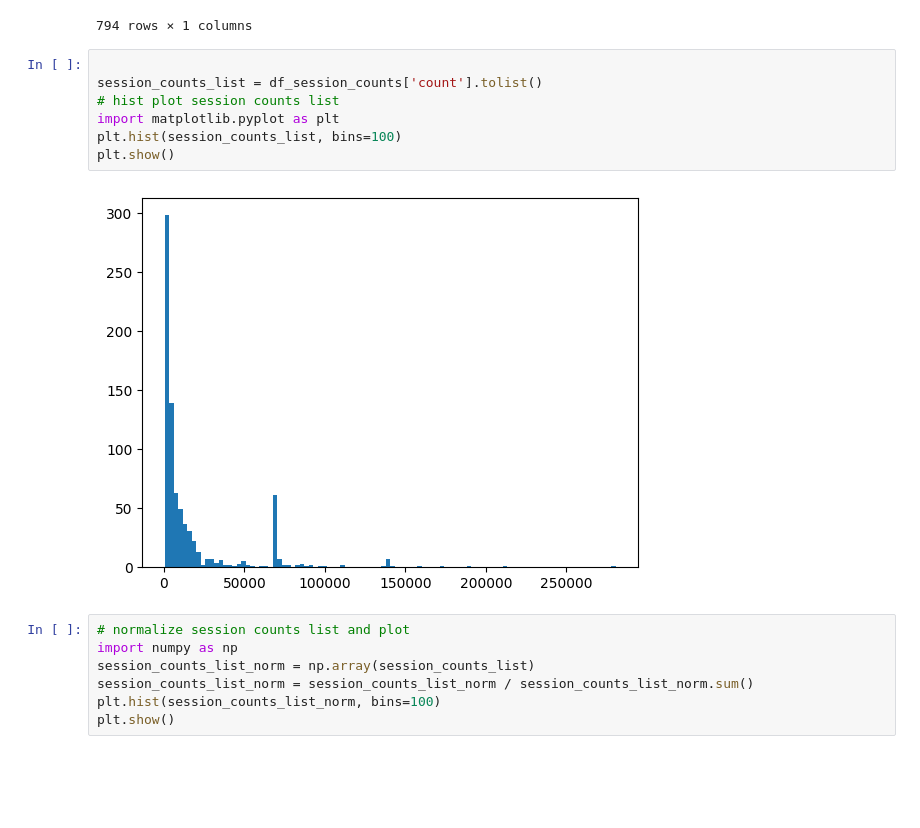
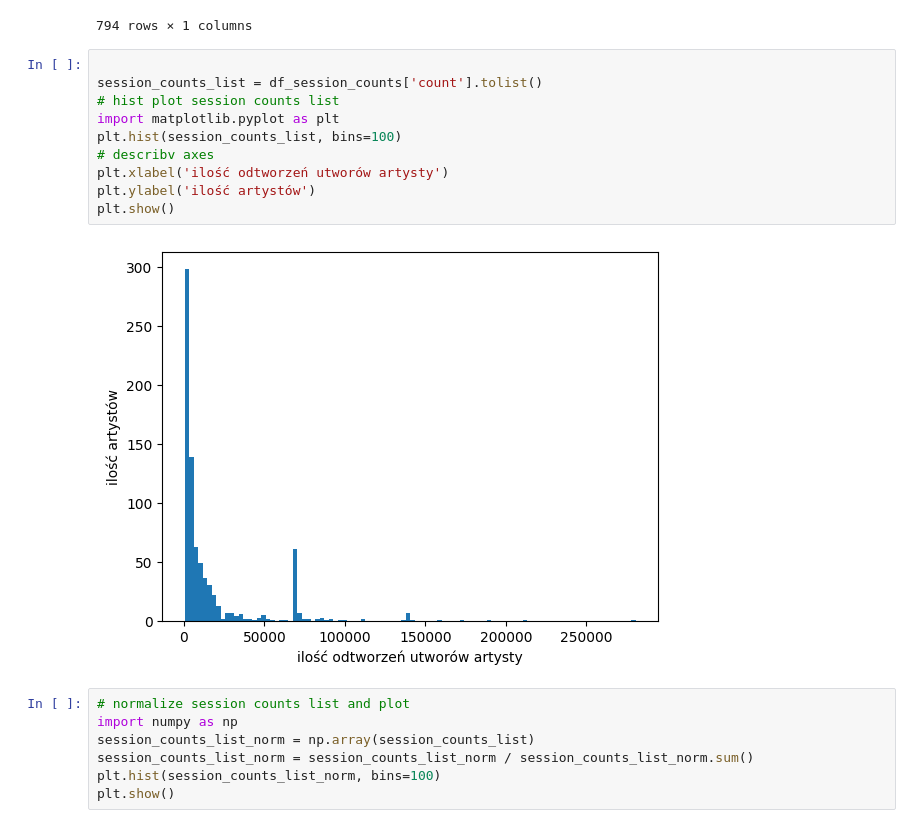
Before and after one commit to wz7475/streaming-service-sales, a Jupyter notebook: data_v2_analysis/artists_plays.ipynb, the cells around one changed output. Saved outputs shown, nothing was run; the diff lists cells and outputs as text; blank space fills up the shorter version.

```diff
--- a/data_v2_analysis/artists_plays.ipynb
+++ b/data_v2_analysis/artists_plays.ipynb
@@ -90,12 +90,15 @@ df_session_counts
 # %%
 
 session_counts_list = df_session_counts['count'].tolist()
 # hist plot session counts list
 import matplotlib.pyplot as plt
 plt.hist(session_counts_list, bins=100)
+# describv axes
+plt.xlabel('ilość odtworzeń utworów artysty')
+plt.ylabel('ilość artystów')
 plt.show()
 # %% [output]
-[figure, old version]
+[figure, new version]
 # %%
 # normalize session counts list and plot
 import numpy as np
```
